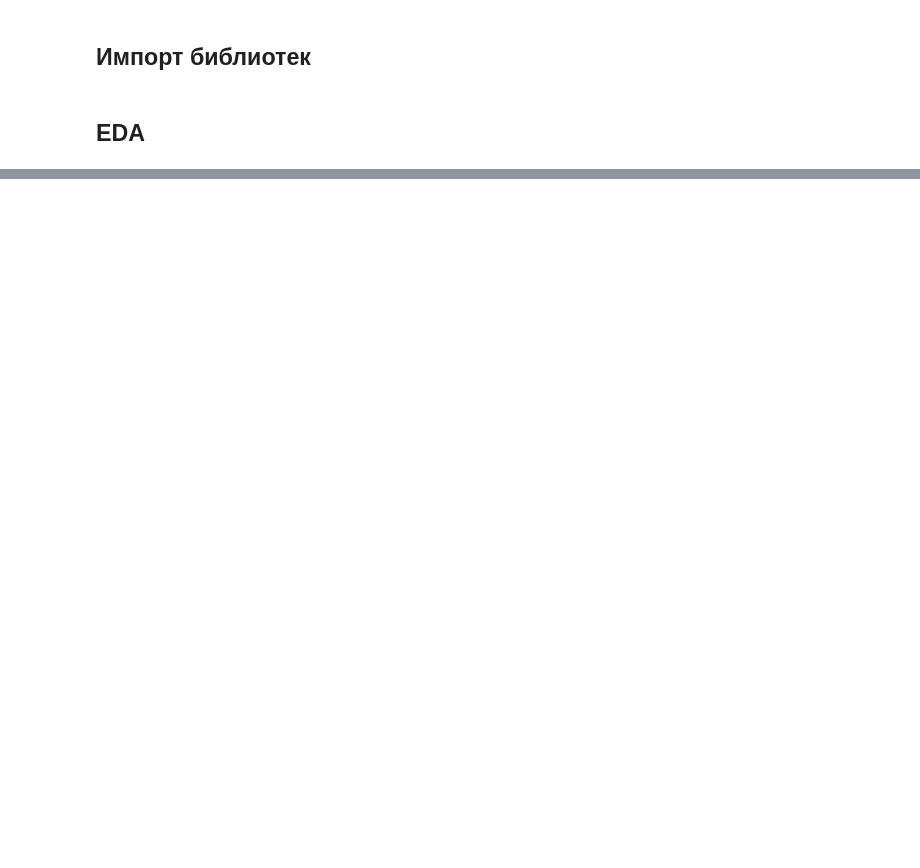
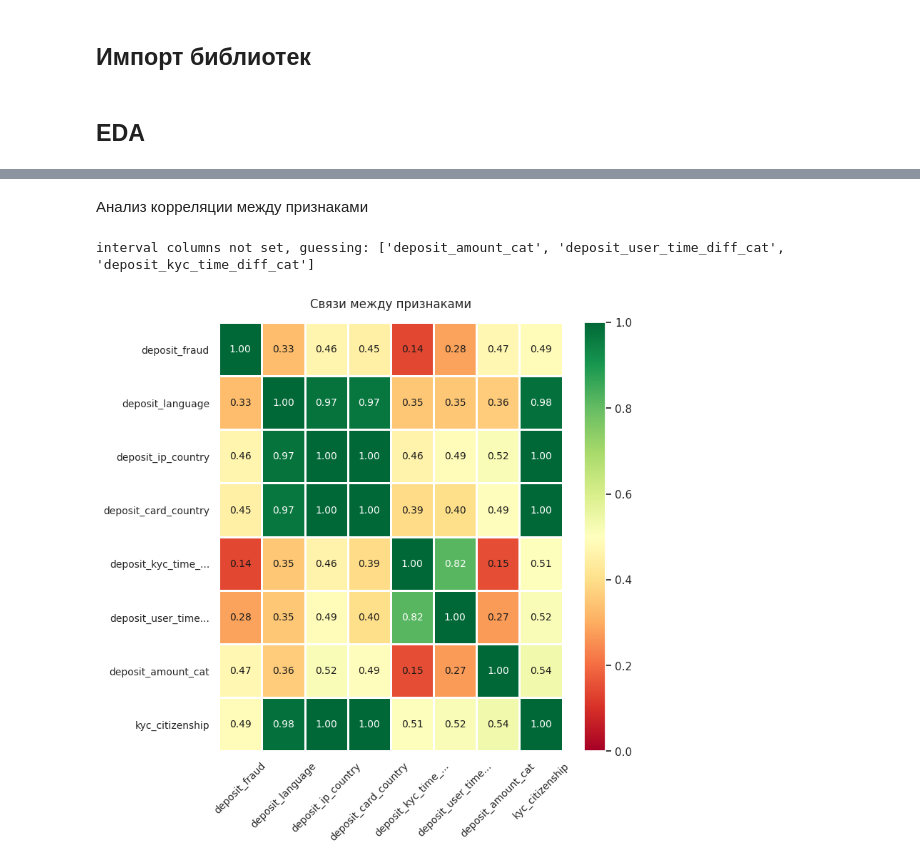
Before and after one commit to denis-42ds/detection_of_deposit_fraudscore, a Jupyter notebook: detection_of_deposit_fraudscore.ipynb, the cells around one changed output, grey strips where cells are left out. Cells and saved outputs as stored; diff of their text form; code cells hidden in the pictures; blank space fills up the shorter version.

```diff
--- a/detection_of_deposit_fraudscore.ipynb
+++ b/detection_of_deposit_fraudscore.ipynb
@@ -77,0 +144,17 @@ Name: count, dtype: int64
+# %% [markdown]
+Анализ корреляции между признаками
+# %%
+phik_overview = df_exm.drop(columns=['user_id']).phik_matrix()
+
+sns.set()
+plot_correlation_matrix(phik_overview.values,
+                        x_labels=phik_overview.columns,
+                        y_labels=phik_overview.index,
+                        vmin=0, vmax=1,
+                        fontsize_factor=1.0, figsize=(8, 8))
+plt.xticks(rotation=45)
+plt.title('Связи между признаками', fontsize=12, y=1.02)
+plt.tight_layout()
+# %% [output]
+interval columns not set, guessing: ['deposit_amount_cat', 'deposit_user_time_diff_cat', 'deposit_kyc_time_diff_cat']
+[figure, added]
```
Also changed, not shown: parts of 28 cells of this notebook, 3 other files.
